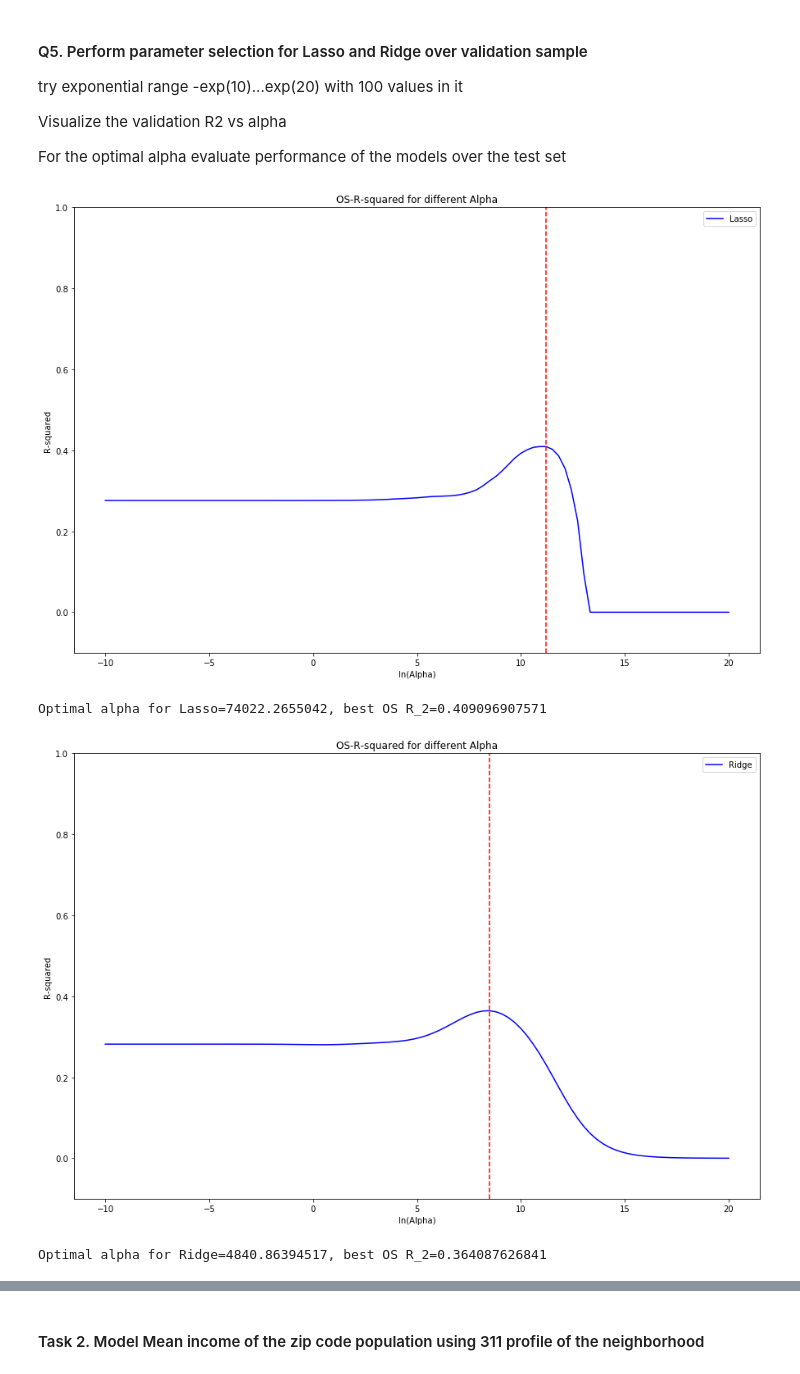
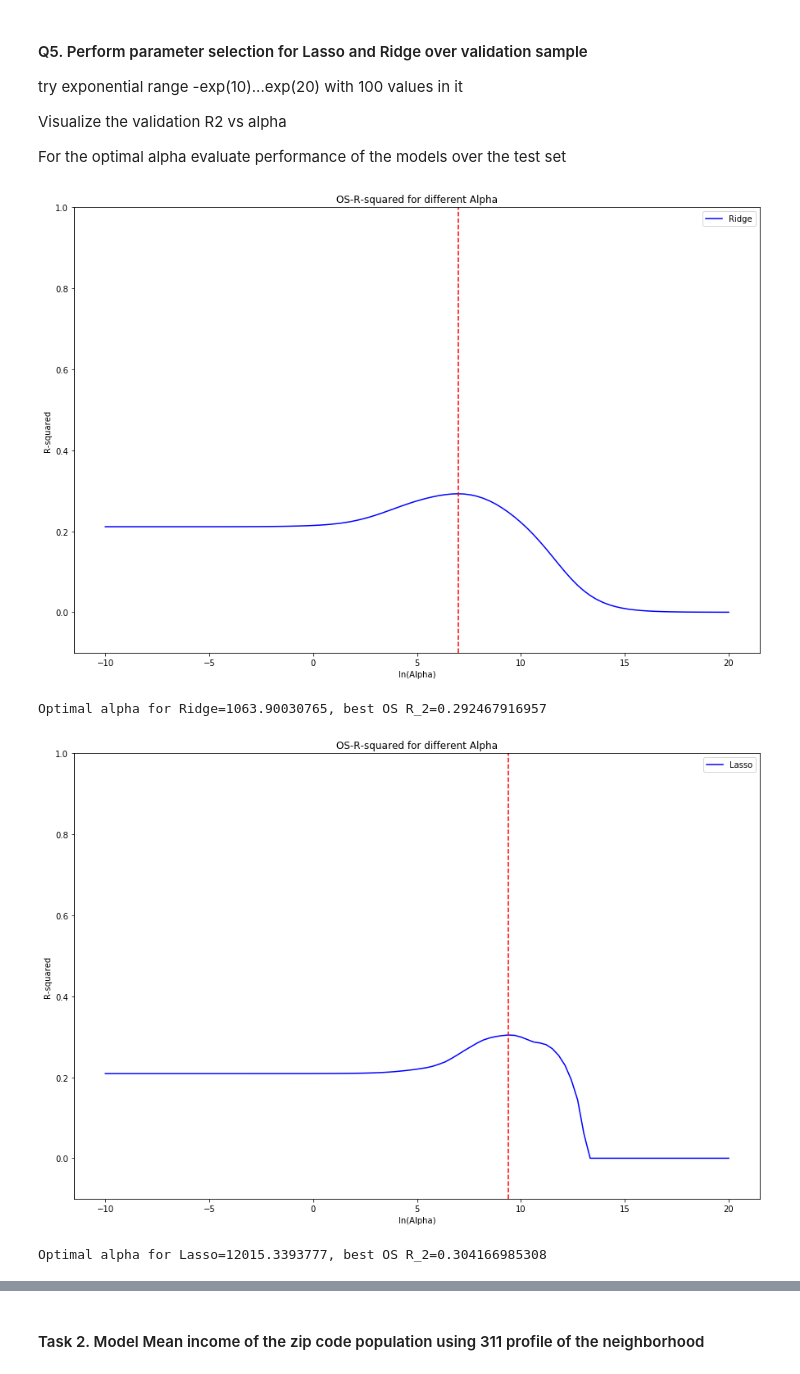
Before and after one commit to pratikwatwani/Applied-Data-Science, a Jupyter notebook: Session 07/Regularization (Lasso and Ridge).ipynb, the cells around one changed output, grey strips where cells are left out. Saved outputs shown, nothing was run; the diff lists cells and outputs as text; code cells hidden in the pictures.

```diff
--- a/Session 07/Regularization (Lasso and Ridge).ipynb
+++ b/Session 07/Regularization (Lasso and Ridge).ipynb
@@ -379,8 +379,12 @@ REsample3_311.drop(labels = 'sale_price', axis = 1, inplace = True)
 
 al = REsample1_311.iloc[:,1:].copy()
 ab = REsample3_311.iloc[:,1:].copy()
+ag = REsample2_311.iloc[:,1:].copy()
+
+
 al.fillna(inplace = True, value = 0)
 ab.fillna(inplace = True, value = 0)
+ag.fillna(inplace = True, value = 0)
 # %%
 REsample1_311.head()
 # %% [output]
@@ -482,17 +486,17 @@ def Regularization_fit_alpha(model,X_train,y_train,X_valid,y_valid,alphas,Graph=
 # %%
 alphas = np.exp(np.linspace(-10.0,20.0,100))
 for x in range(1,3):
   if x ==1:
-    [alpha_optimalR, best_R2R, best_coefsR]=Regularization_fit_alpha(x,al,REsample1_311['sale_price'],ab,REsample3_311['sale_price'],alphas,Graph=True,logl=True)
+    [alpha_optimalR, best_R2R, best_coefsR]=Regularization_fit_alpha(x,al,REsample1_311['sale_price'],ag,REsample2_311['sale_price'],alphas,Graph=True,logl=True)
     print('Optimal alpha for Ridge={0}, best OS R_2={1}'.format(alpha_optimalR,best_R2R))
   else:
-    [alpha_optimalL, best_R2L, best_coefsL]=Regularization_fit_alpha(x,al,REsample1_311['sale_price'],ab,REsample3_311['sale_price'],alphas,Graph=True,logl=True)
+    [alpha_optimalL, best_R2L, best_coefsL]=Regularization_fit_alpha(x,al,REsample1_311['sale_price'],ag,REsample2_311['sale_price'],alphas,Graph=True,logl=True)
     print('Optimal alpha for Lasso={0}, best OS R_2={1}'.format(alpha_optimalL,best_R2L))
 # %% [output]
-[figure, old version]
+[figure, new version]
-Optimal alpha for Lasso=74022.2655042, best OS R_2=0.409096907571
+Optimal alpha for Ridge=1063.90030765, best OS R_2=0.292467916957
-[figure, old version]
+[figure, new version]
-Optimal alpha for Ridge=4840.86394517, best OS R_2=0.364087626841
+Optimal alpha for Lasso=12015.3393777, best OS R_2=0.304166985308
 # %%
 #now consider the test sample performanc of the best Lasso model and its coefficients
 # %%
```
Also changed, not shown: parts of 6 cells of this notebook.
